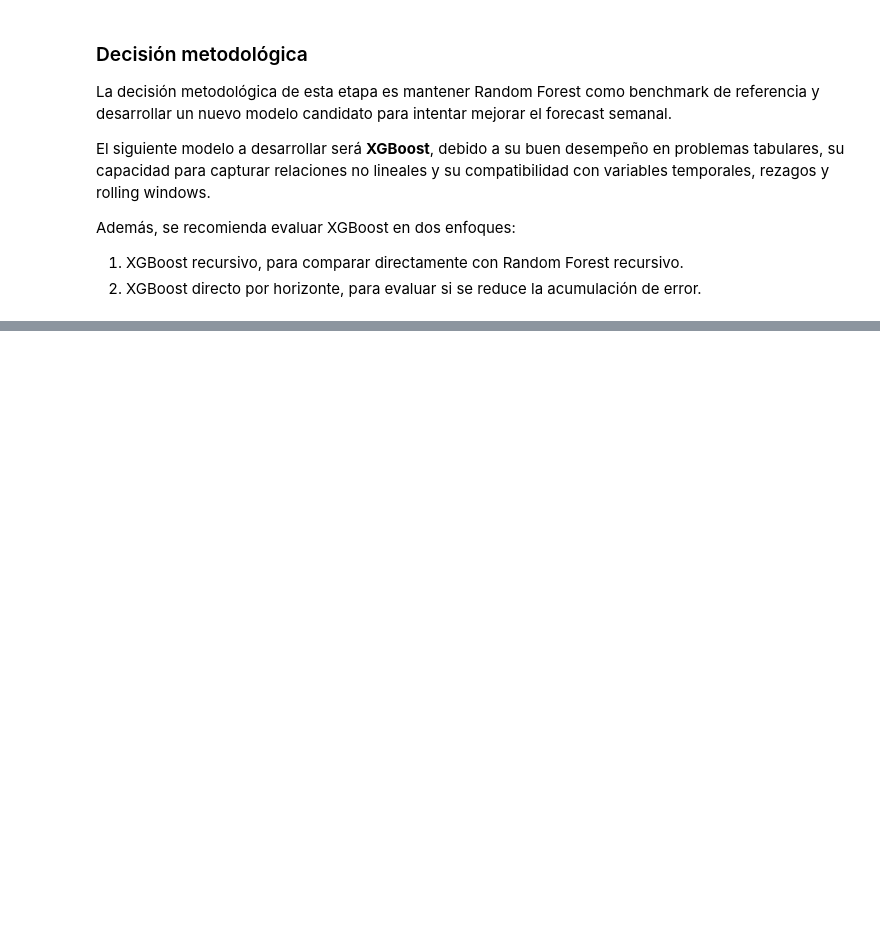
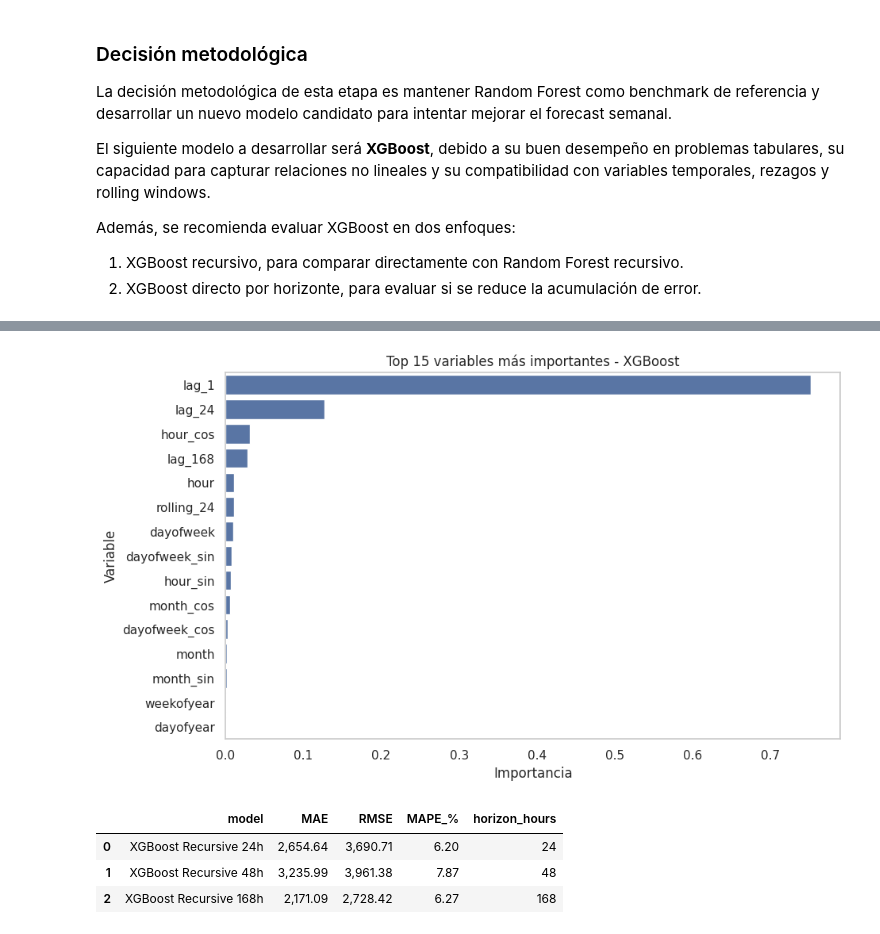
Before and after one commit to jonabaroadsrp/Portafolio_Energia_P1, a Jupyter notebook: forecasting_de_demanda_electrica_P1.ipynb, the cells around one changed output, grey strips where cells are left out. Drawn from its saved outputs; the diff is of its cells as text; code cells hidden in the pictures; blank space fills up the shorter version.

Commit message:
Kaggle Notebook | Forecasting de Demanda Eléctrica Horaria | Version 5 XGBoost

```diff
--- a/forecasting_de_demanda_electrica_P1.ipynb
+++ b/forecasting_de_demanda_electrica_P1.ipynb
@@ -3397,0 +3526,11 @@ Además, se recomienda evaluar XGBoost en dos enfoques:
+# %%
+# ============================================================
+# 84. IMPORTANCIA DE VARIABLES XGBOOST
+# ============================================================
+
+xgb_importance_df = pd.DataFrame({
+    'feature': features,
+    'importance': xgb_model.feature_importances_
+}).sort_values('importance', ascending=False)
+
+xgb_importance_df.head(15)
@@ -3397,0 +3554,61 @@ Además, se recomienda evaluar XGBoost en dos enfoques:
+# %%
+# ============================================================
+# 85. VISUALIZACIÓN DE IMPORTANCIA DE VARIABLES XGBOOST
+# ============================================================
+
+plt.figure(figsize=(10, 6))
+sns.barplot(
+    data=xgb_importance_df.head(15),
+    x='importance',
+    y='feature'
+)
+
+plt.title('Top 15 variables más importantes - XGBoost')
+plt.xlabel('Importancia')
+plt.ylabel('Variable')
+plt.grid(axis='x')
+plt.show()
+# %% [output]
+[figure, added]
+# %%
+# ============================================================
+# 86. FORECAST RECURSIVO CON XGBOOST PARA 24, 48 Y 168 HORAS
+# ============================================================
+
+xgb_recursive_results = []
+xgb_recursive_predictions = {}
+
+horizons = [24, 48, 168]
+forecast_start = test.index.min()
+history_available = df.loc[df.index < forecast_start, 'PJME_MW'].copy()
+
+for h in horizons:
+    y_pred_h = recursive_forecast(
+        model=xgb_model,
+        history_series=history_available,
+        start_timestamp=forecast_start,
+        horizon_hours=h
+    )
+
+    y_true_h = df.loc[y_pred_h.index, 'PJME_MW']
+
+    result_h = evaluate_forecast(
+        y_true=y_true_h,
+        y_pred=y_pred_h,
+        model_name=f'XGBoost Recursive {h}h'
+    )
+
+    result_h['horizon_hours'] = h
+    xgb_recursive_results.append(result_h)
+    xgb_recursive_predictions[h] = {
+        'y_true': y_true_h,
+        'y_pred': y_pred_h
+    }
+
+xgb_recursive_results_df = pd.DataFrame(xgb_recursive_results)
+xgb_recursive_results_df
+# %% [output]
+|  | model | MAE | RMSE | MAPE_% | horizon_hours |
+| 0 | XGBoost Recursive 24h | 2,654.64 | 3,690.71 | 6.20 | 24 |
+| 1 | XGBoost Recursive 48h | 3,235.99 | 3,961.38 | 7.87 | 48 |
+| 2 | XGBoost Recursive 168h | 2,171.09 | 2,728.42 | 6.27 | 168 |
```
Also changed, not shown: parts of 36 cells of this notebook.
